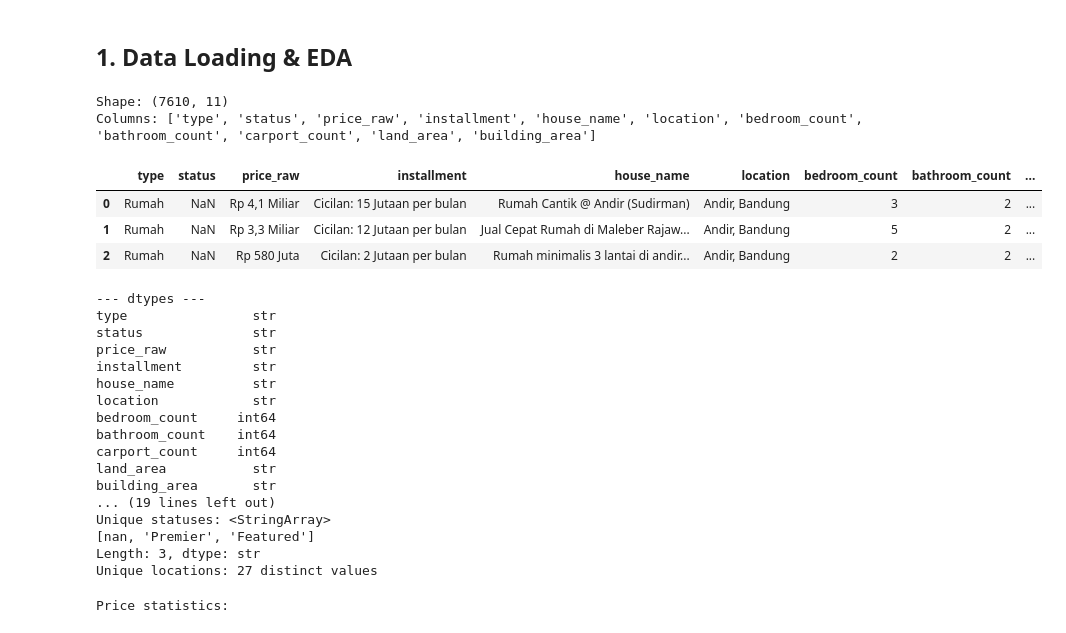
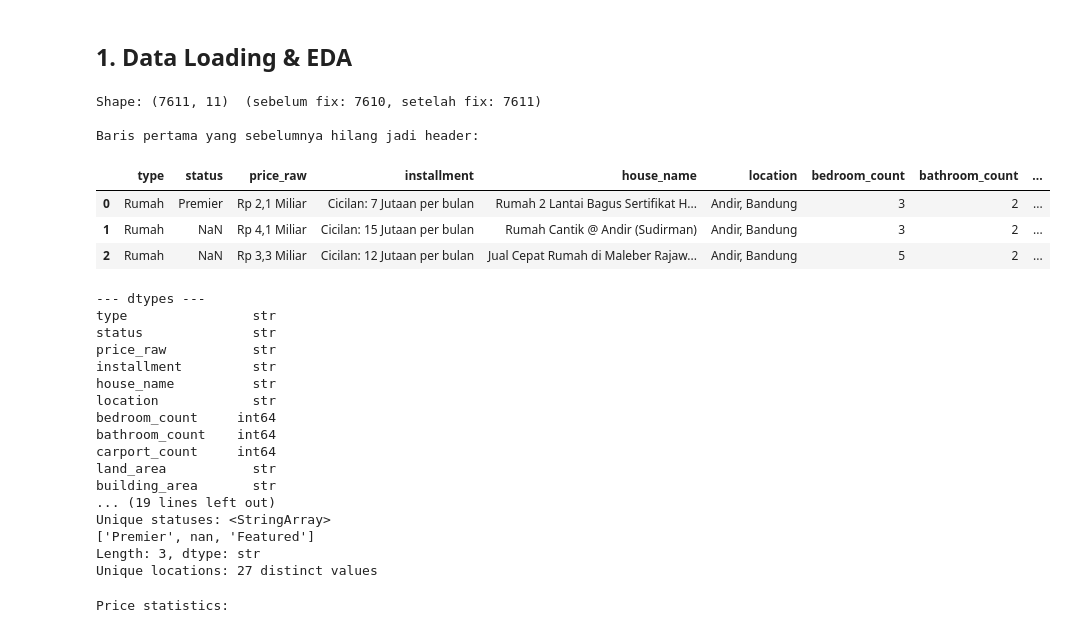
Before and after one commit to bariqjinan/model-based-pricing-deviation, a Jupyter notebook: notebooks/baseline_model.ipynb, the cells around one changed output. Saved outputs shown, nothing was run; the diff lists cells and outputs as text; code cells hidden in the pictures.

```diff
--- a/notebooks/baseline_model.ipynb
+++ b/notebooks/baseline_model.ipynb
@@ -33,32 +33,37 @@ pd.options.display.float_format = '{:.2e}'.format
 # %% [markdown]
 ## 1. Data Loading & EDA
 # %%
-# Resolve data path regardless of CWD when notebook is opened
 data_path = Path('../data/results.csv')
 if not data_path.exists():
     data_path = Path('data/results.csv')
 
-# The CSV's first row is actual data (scraped), so it becomes pandas header.
-# We load it as-is, then rename to semantic column names.
+# CSV ini tidak punya header proper — baris pertama adalah data aktual
+# (rumah Rp 2.1 Miliar, Andir Bandung) yang secara keliru jadi nama kolom
+# saat dibaca dengan header=0. Fix: header=None agar baris itu tidak hilang.
 COLUMN_NAMES = [
     'type', 'status', 'price_raw', 'installment', 'house_name',
     'location', 'bedroom_count', 'bathroom_count', 'carport_count',
     'land_area', 'building_area'
 ]
 
-df_raw = pd.read_csv(data_path, header=0)
-df_raw.columns = COLUMN_NAMES
+df_raw = pd.read_csv(data_path, header=None, names=COLUMN_NAMES)
 
-print(f'Shape: {df_raw.shape}')
-print(f'Columns: {df_raw.columns.tolist()}')
-df_raw.head(3)
+# Dengan header=None, kolom numerik terbaca sebagai object karena baris
+# pertama berisi string ('3','2','2'). Paksa ke numerik — nilai non-angka → NaN.
+for col in ['bedroom_count', 'bathroom_count', 'carport_count']:
+    df_raw[col] = pd.to_numeric(df_raw[col], errors='coerce')
+
+print(f'Shape: {df_raw.shape}  (sebelum fix: 7610, setelah fix: 7611)')
+print(f'\nBaris pertama yang sebelumnya hilang jadi header:')
+display(df_raw.head(3))
 # %% [output]
-Shape: (7610, 11)
-Columns: ['type', 'status', 'price_raw', 'installment', 'house_name', 'location', 'bedroom_count', 'bathroom_count', 'carport_count', 'land_area', 'building_area']
+Shape: (7611, 11)  (sebelum fix: 7610, setelah fix: 7611)
+
+Baris pertama yang sebelumnya hilang jadi header:
 |  | type | status | price_raw | installment | house_name | location | bedroom_count | bathroom_count | ... |
-| 0 | Rumah | NaN | Rp 4,1 Miliar | Cicilan: 15 Jutaan per bulan | Rumah Cantik @ Andir (Sudirman) | Andir, Bandung | 3 | 2 | ... |
-| 1 | Rumah | NaN | Rp 3,3 Miliar | Cicilan: 12 Jutaan per bulan | Jual Cepat Rumah di Maleber Rajaw... | Andir, Bandung | 5 | 2 | ... |
-| 2 | Rumah | NaN | Rp 580 Juta | Cicilan: 2 Jutaan per bulan | Rumah minimalis 3 lantai di andir... | Andir, Bandung | 2 | 2 | ... |
+| 0 | Rumah | Premier | Rp 2,1 Miliar | Cicilan: 7 Jutaan per bulan | Rumah 2 Lantai Bagus Sertifikat H... | Andir, Bandung | 3 | 2 | ... |
+| 1 | Rumah | NaN | Rp 4,1 Miliar | Cicilan: 15 Jutaan per bulan | Rumah Cantik @ Andir (Sudirman) | Andir, Bandung | 3 | 2 | ... |
+| 2 | Rumah | NaN | Rp 3,3 Miliar | Cicilan: 12 Jutaan per bulan | Jual Cepat Rumah di Maleber Rajaw... | Andir, Bandung | 5 | 2 | ... |
 # %%
 print('--- dtypes ---')
 print(df_raw.dtypes)
@@ -82,7 +87,7 @@ land_area           str
 building_area       str
 ... (19 lines left out)
 Unique statuses: <StringArray>
-[nan, 'Premier', 'Featured']
+['Premier', nan, 'Featured']
 Length: 3, dtype: str
 Unique locations: 27 distinct values
 # %%
```
Also changed, not shown: parts of 14 cells of this notebook.
